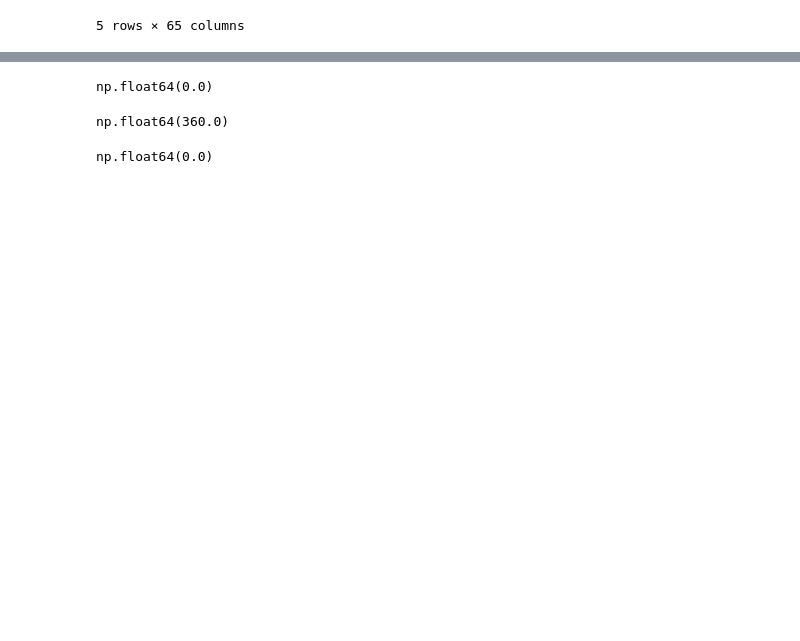
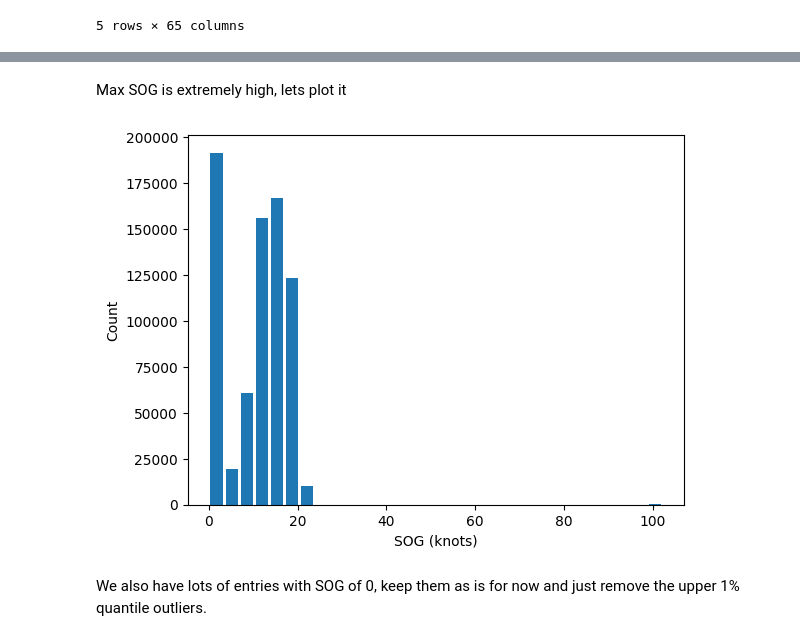
Before and after one commit to Magnuswlange/port_congestion_proj_ml, a Jupyter notebook: feature_selection.ipynb, the cells around one changed output, grey strips where cells are left out. Drawn from its saved outputs; the diff is of its cells as text; code cells hidden in the pictures; blank space fills up the shorter version.

```diff
--- a/feature_selection.ipynb
+++ b/feature_selection.ipynb
@@ -359,0 +344,12 @@ Voyages with valid MMSI: 100.00%
+# %%
+max_lat = 39.492119
+min_lat = 39.3653539
+min_lon = -0.343666
+max_lon = -0.213547
+
+in_bbox = (
+    (cargo_ais_meta_merged["latitude"].between(min_lat, max_lat)) &
+    (cargo_ais_meta_merged["longitude"].between(min_lon, max_lon))
+)
+
+cargo_ais_meta_merged["in_bbox"] = in_bbox
@@ -415,0 +536,9 @@ Index(['voyage_id', 'voyage_status', 'mmsi', 'pos_timestamp',
+# %%
+lower_q = 0.01
+upper_q = 0.99
+
+q_low  = cargo_ais_meta_merged["duration"].quantile(lower_q)
+q_high = cargo_ais_meta_merged["duration"].quantile(upper_q)
+
+mask = (cargo_ais_meta_merged["duration"] >= q_low) & (cargo_ais_meta_merged["duration"] <= q_high)
+cargo_ais_meta_merged = cargo_ais_meta_merged[mask]
@@ -420,12 +571,11 @@ np.float64(102.30000305175781)
-# %%
-cargo_ais_meta_merged["speed_over_ground"].min()
-# %% [output]
-np.float64(0.0)
-# %%
-cargo_ais_meta_merged["course_over_ground"].max()
-# %% [output]
-np.float64(360.0)
-# %%
-cargo_ais_meta_merged["course_over_ground"].min()
-# %% [output]
-np.float64(0.0)
+# %% [markdown]
+Max SOG is extremely high, lets plot it
+# %%
+plt.hist(cargo_ais_meta_merged["speed_over_ground"], rwidth=0.8, bins=30)
+plt.xlabel("SOG (knots)")
+plt.ylabel("Count")
+plt.show()
+# %% [output]
+[figure, added]
+# %% [markdown]
+We also have lots of entries with SOG of 0, keep them as is for now and just remove  the upper 1% quantile outliers.
```
Also changed, not shown: parts of 98 cells of this notebook.
